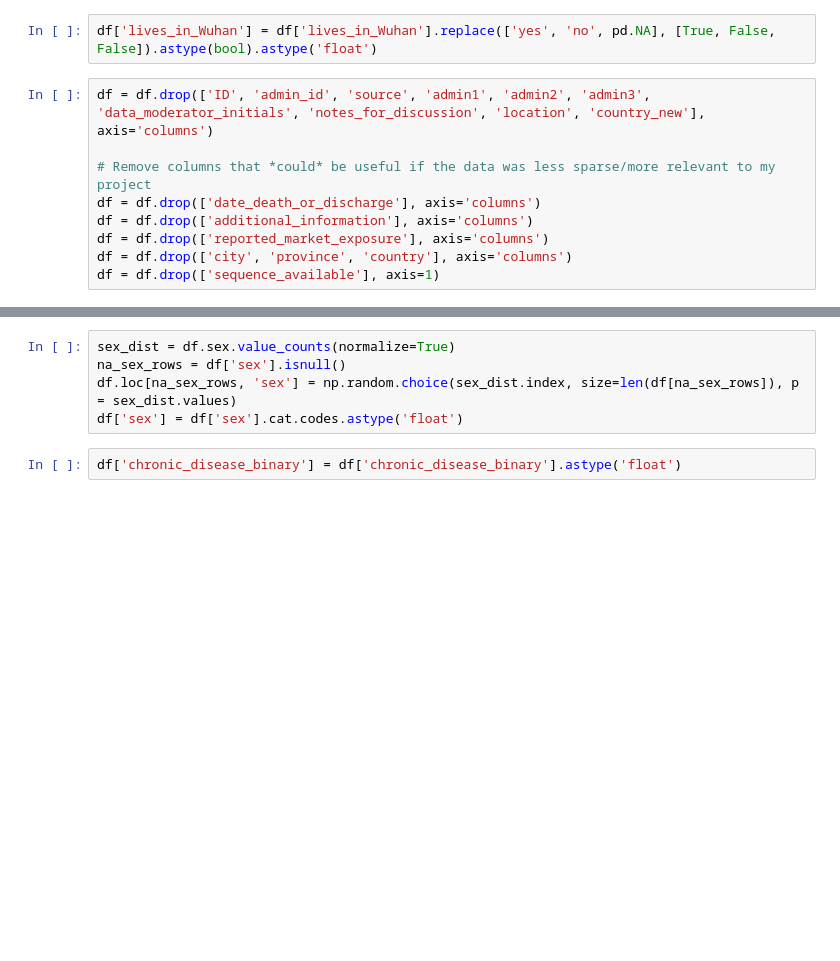
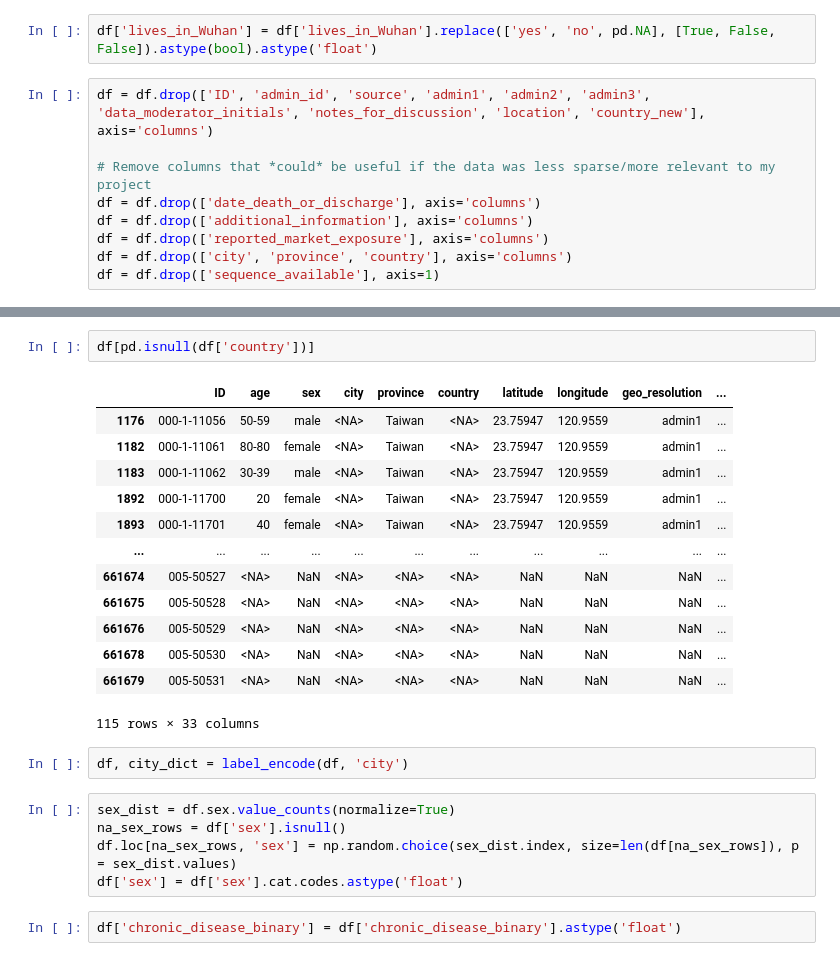
Before and after one commit to awphi/covid-risk-classifier, a Jupyter notebook: DataProcessor.ipynb, the cells around one changed output, grey strips where cells are left out. Cells and saved outputs as stored; diff of their text form; blank space fills up the shorter version.

```diff
--- a/DataProcessor.ipynb
+++ b/DataProcessor.ipynb
@@ -83,3 +93,21 @@ df['outcome'] = df['outcome'].cat.codes
+# %%
+df[pd.isnull(df['country'])]
+# %% [output]
+|  | ID | age | sex | city | province | country | latitude | longitude | geo_resolution | ... |
+| 1176 | 000-1-11056 | 50-59 | male | <NA> | Taiwan | <NA> | 23.75947 | 120.9559 | admin1 | ... |
+| 1182 | 000-1-11061 | 80-80 | female | <NA> | Taiwan | <NA> | 23.75947 | 120.9559 | admin1 | ... |
+| 1183 | 000-1-11062 | 30-39 | male | <NA> | Taiwan | <NA> | 23.75947 | 120.9559 | admin1 | ... |
+| 1892 | 000-1-11700 | 20 | female | <NA> | Taiwan | <NA> | 23.75947 | 120.9559 | admin1 | ... |
+| 1893 | 000-1-11701 | 40 | female | <NA> | Taiwan | <NA> | 23.75947 | 120.9559 | admin1 | ... |
+| ... | ... | ... | ... | ... | ... | ... | ... | ... | ... | ... |
+| 661674 | 005-50527 | <NA> | NaN | <NA> | <NA> | <NA> | NaN | NaN | NaN | ... |
+| 661675 | 005-50528 | <NA> | NaN | <NA> | <NA> | <NA> | NaN | NaN | NaN | ... |
+| 661676 | 005-50529 | <NA> | NaN | <NA> | <NA> | <NA> | NaN | NaN | NaN | ... |
+| 661678 | 005-50530 | <NA> | NaN | <NA> | <NA> | <NA> | NaN | NaN | NaN | ... |
+| 661679 | 005-50531 | <NA> | NaN | <NA> | <NA> | <NA> | NaN | NaN | NaN | ... |
+115 rows × 33 columns
+# %%
+df, city_dict = label_encode(df, 'city')
 # %%
 sex_dist = df.sex.value_counts(normalize=True)
 na_sex_rows = df['sex'].isnull()
```
Also changed, not shown: parts of 4 cells of this notebook, 17 other files.
